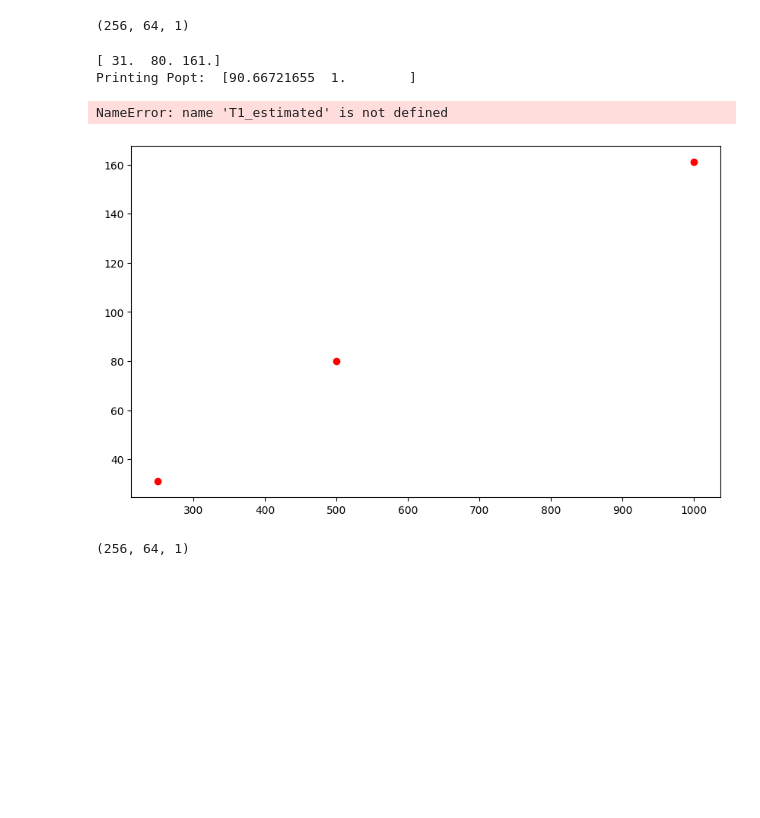
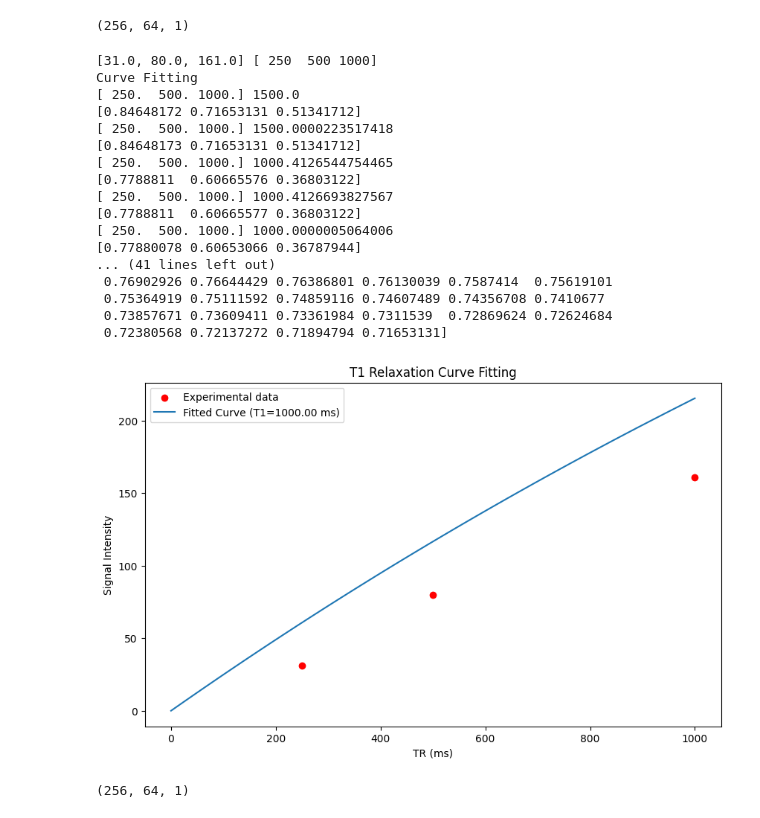
Before and after one commit to tayebzaidi/mrthermometry, a Jupyter notebook: MRTherm240516/T1_T2Mapping.ipynb, the cells around one changed output. Saved outputs shown, nothing was run; the diff lists cells and outputs as text; code cells hidden in the pictures; blank space fills up the shorter version.

```diff
--- a/MRTherm240516/T1_T2Mapping.ipynb
+++ b/MRTherm240516/T1_T2Mapping.ipynb
@@ -8,9 +8,6 @@ def load_nifti_image(file_path):
     img = nib.load(file_path)
     data = img.get_fdata()
     return data
-
-def signal_intensity_function(TR, M0, T1):
-    return M0 * (1 - np.exp(-TR / T1))
 # %%
 # Example usage:
 # Load MRI images
@@ -24,6 +21,11 @@ print(images[0].shape)
 # %% [output]
 (256, 64, 1)
 # %%
+def signal_intensity_function(TR, T1):
+    print(TR,T1)
+    print(np.exp(-TR/T1))
+    return (1 - np.exp(-TR / T1))
+
 def calculate_T1_map(images, TR_values):
     # Initialize T1 map with zeros
     T1_map = np.zeros(images[0].shape)
@@ -31,45 +33,66 @@ def calculate_T1_map(images, TR_values):
 
     # Vectorize the TR values
     TR_values = np.array(TR_values)
 
     # Iterate over each voxel in the single slice
     for i in range(images[0].shape[0]):
         for j in range(images[0].shape[1]):
             # Get the signal intensities for this voxel
-            signal_intensities = np.array([img[128, 25] for img in images]).flatten()
-            print(signal_intensities)
+            signal_intensities = np.array([img[128, 25] for img in images]).flatten().tolist()
+
+            # signal_intensities.insert(0, 0)
+            # TR_values = TR_values.tolist()
+            # TR_values.insert(0,0)
+
+            print(signal_intensities, TR_values)
 
             # Fit the signal intensity data to the exponential model
             try:
-                popt, _ = curve_fit(signal_intensity_function, TR_values, signal_intensities, bounds=(0, np.inf))
+                print("Curve Fitting")
+                popt, _ = curve_fit(signal_intensity_function, TR_values, signal_intensities, p0 = [1500], bounds=(1000, 6000))
                 print("Printing Popt: ", popt)
-                S0, T1 = popt
+                T1 = popt
             except RuntimeError:
-                S0, T1 = 0, 0
+                T1 = 0
 
             T1_map[i, j] = T1
-            TR_values_for_plot = np.linspace(min(TR_values), max(TR_values), 100)
-            fitted_signals = signal_intensity_function(TR_values_for_plot, *popt)
+            TR_values_for_plot = np.linspace(0, max(TR_values), 100)
+            print("Fitting", T1)
+            fitted_signals = signal_intensity_function(TR_values_for_plot, 3000)*760
             plt.figure(figsize=(10, 6))
             plt.scatter(TR_values, signal_intensities, color='red', label='Experimental data')
-            plt.plot(TR_values_for_plot, fitted_signals, label=f'Fitted Curve (T1={T1_estimated:.2f} ms)')
+            plt.plot(TR_values_for_plot, fitted_signals, label=f'Fitted Curve (T1={T1[0]:.2f} ms)')
             plt.title('T1 Relaxation Curve Fitting')
             plt.xlabel('TR (ms)')
             plt.ylabel('Signal Intensity')
             plt.legend()
             plt.show()
             break
         break
 
     return T1_map
 
 # Calculate T1 map
 T1_map = calculate_T1_map(images, TR_values)
 # %% [output]
-[ 31.  80. 161.]
-Printing Popt:  [90.66721655  1.        ]
+[31.0, 80.0, 161.0] [ 250  500 1000]
+Curve Fitting
+[ 250.  500. 1000.] 1500.0
+[0.84648172 0.71653131 0.51341712]
+[ 250.  500. 1000.] 1500.0000223517418
+[0.84648173 0.71653131 0.51341712]
+[ 250.  500. 1000.] 1000.4126544754465
+[0.7788811  0.60665576 0.36803122]
+[ 250.  500. 1000.] 1000.4126693827567
+[0.7788811  0.60665577 0.36803122]
+[ 250.  500. 1000.] 1000.0000005064006
+[0.77880078 0.60653066 0.36787944]
+... (41 lines left out)
+ 0.76902926 0.76644429 0.76386801 0.76130039 0.7587414  0.75619101
+ 0.75364919 0.75111592 0.74859116 0.74607489 0.74356708 0.7410677
+ 0.73857671 0.73609411 0.73361984 0.7311539  0.72869624 0.72624684
+ 0.72380568 0.72137272 0.71894794 0.71653131]
-NameError: name 'T1_estimated' is not defined
-[figure, old version]
+[figure, new version]
 # %%
 # Visualize a slice of the T1 map
 print(T1_map.shape)
```
Also changed, not shown: 1 other file.
